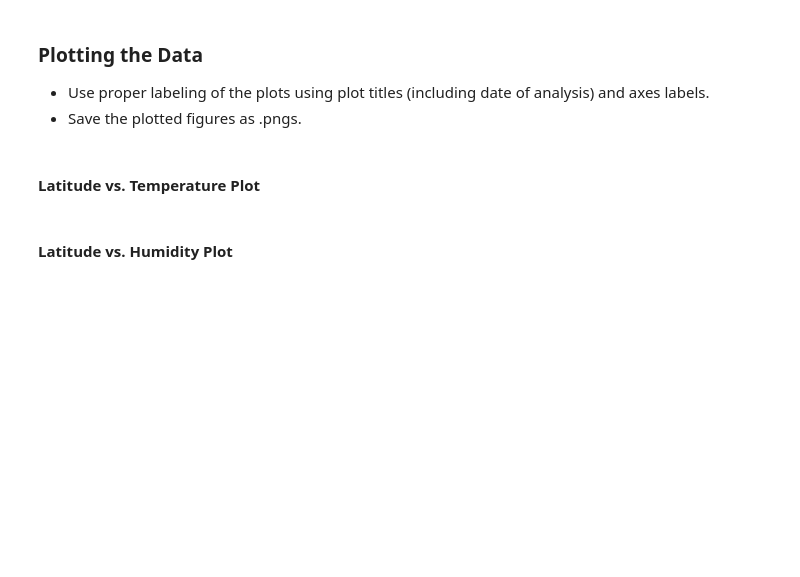
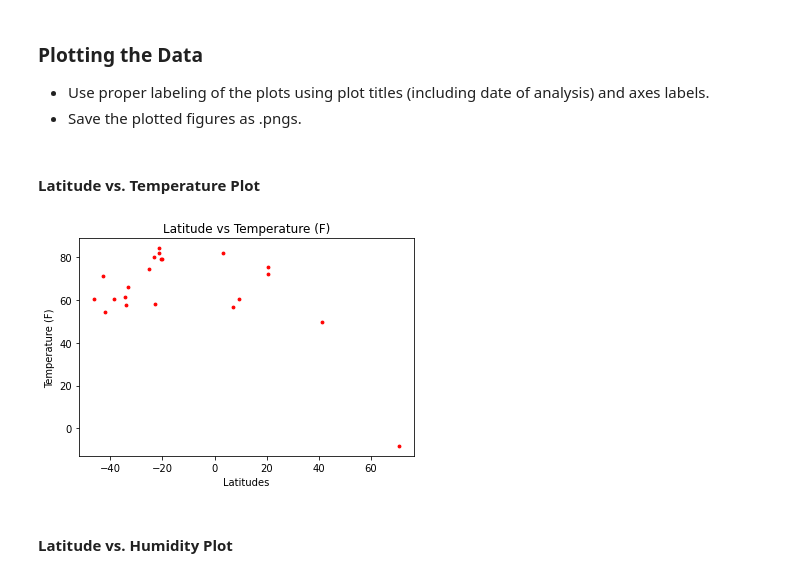
Before and after one commit to CassieCcL/WeatherAPI, a Jupyter notebook: WeatherPy.ipynb, the cells around one changed output. Drawn from its saved outputs; the diff is of its cells as text; code cells hidden in the pictures; blank space fills up the shorter version.

Commit message:
plotted graphs by using sample data, changed units of temperature

```diff
--- a/WeatherPy.ipynb
+++ b/WeatherPy.ipynb
@@ -90,9 +120,12 @@ for city in cities:
 * Display the DataFrame
 # %%
 cityweather_df=pd.DataFrame({
-    "City": cities,
+    "City": cities[:21],
     "Temperature": temp,
     "Humidity": humidity,
-    "Wind": wind,
-    "Cloud": clouds
+    "Wind Speed": wind,
+    "Cloudiness": clouds,
+    "Latitudes": lat
 })
+# cityweather_df.to_csv(output_data_file)
+cityweather_df.head(10)
@@ -98,0 +144,4 @@ cityweather_df=pd.DataFrame({
+# %%
+# Clean up the code
+cityweather2_df=cityweather_df.dropna()
+cityweather2_df.head(10)
@@ -102,5 +163,14 @@ cityweather_df=pd.DataFrame({
 * Save the plotted figures as .pngs.
 # %% [markdown]
 #### Latitude vs. Temperature Plot
+# %%
+plt.scatter(cityweather2_df["Latitudes"], cityweather2_df["Temperature"], s=8, facecolor="red")
+plt.xlabel("Latitudes")
+plt.ylabel("Temperature (F)")
+plt.title("Latitude vs Temperature (F)")
+plt.savefig("Latitude and Temperature.png", facecolor="white")
+plt.show()
+# %% [output]
+[figure, added]
 # %% [markdown]
 #### Latitude vs. Humidity Plot
```
Also changed, not shown: parts of 7 cells of this notebook, 1 other file.
